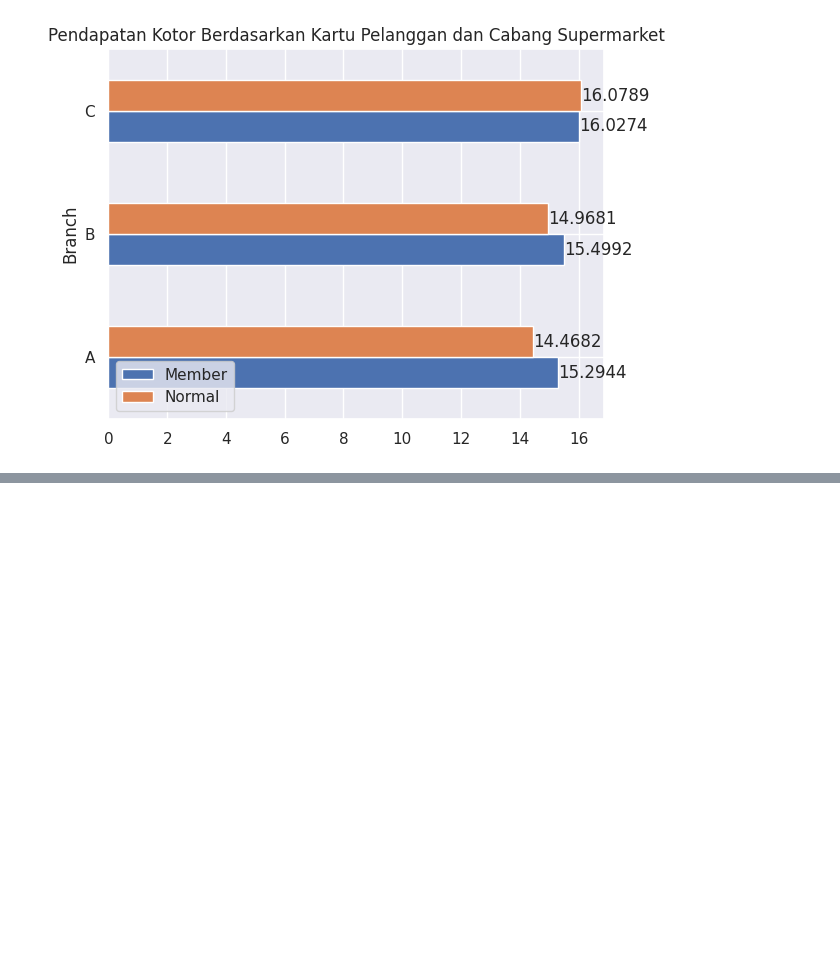
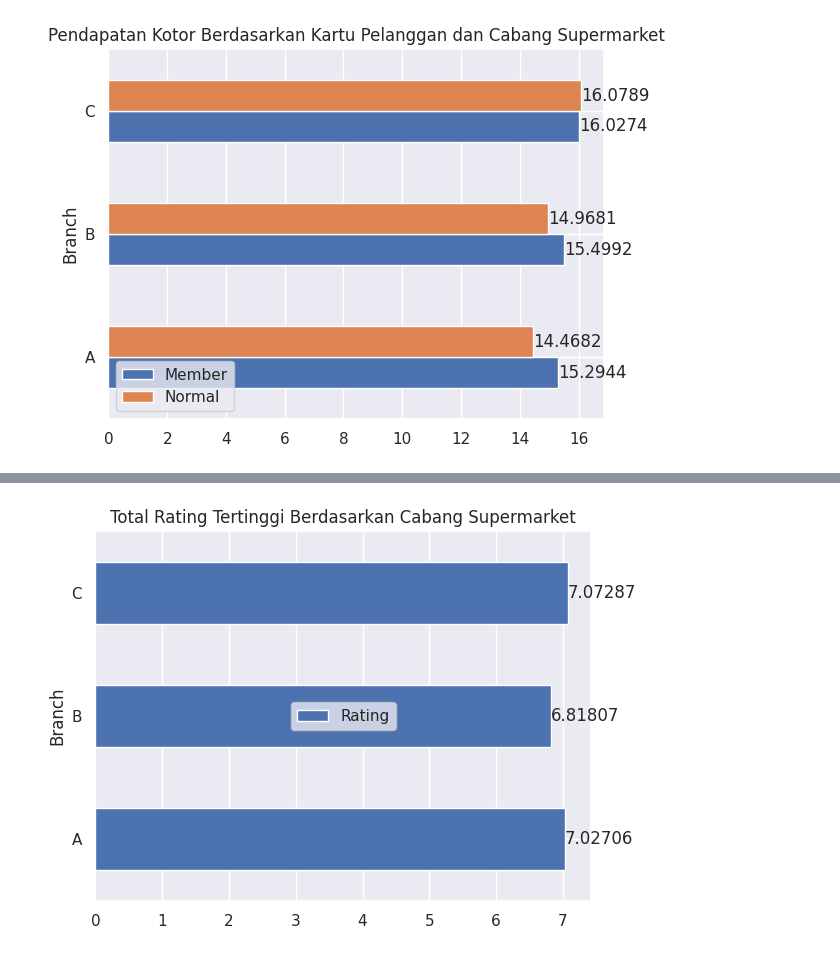
Before and after one commit to hendrimardani/data_science_supermarket_sales, a Jupyter notebook: supermarket_sales.ipynb, the cells around one changed output, grey strips where cells are left out. Drawn from its saved outputs; the diff is of its cells as text; code cells hidden in the pictures; blank space fills up the shorter version.

```diff
--- a/supermarket_sales.ipynb
+++ b/supermarket_sales.ipynb
@@ -219,0 +234,10 @@ data
+# %%
+plot = data.groupby(["Branch"])["Rating"].mean()
+ax = plot.plot.barh()
+ax.set_title("Total Rating Tertinggi Berdasarkan Cabang Supermarket")
+ax.legend(loc="center")
+
+for container in ax.containers:
+    ax.bar_label(container)
+# %% [output]
+[figure, added]
```
Also changed, not shown: parts of 14 cells of this notebook.
